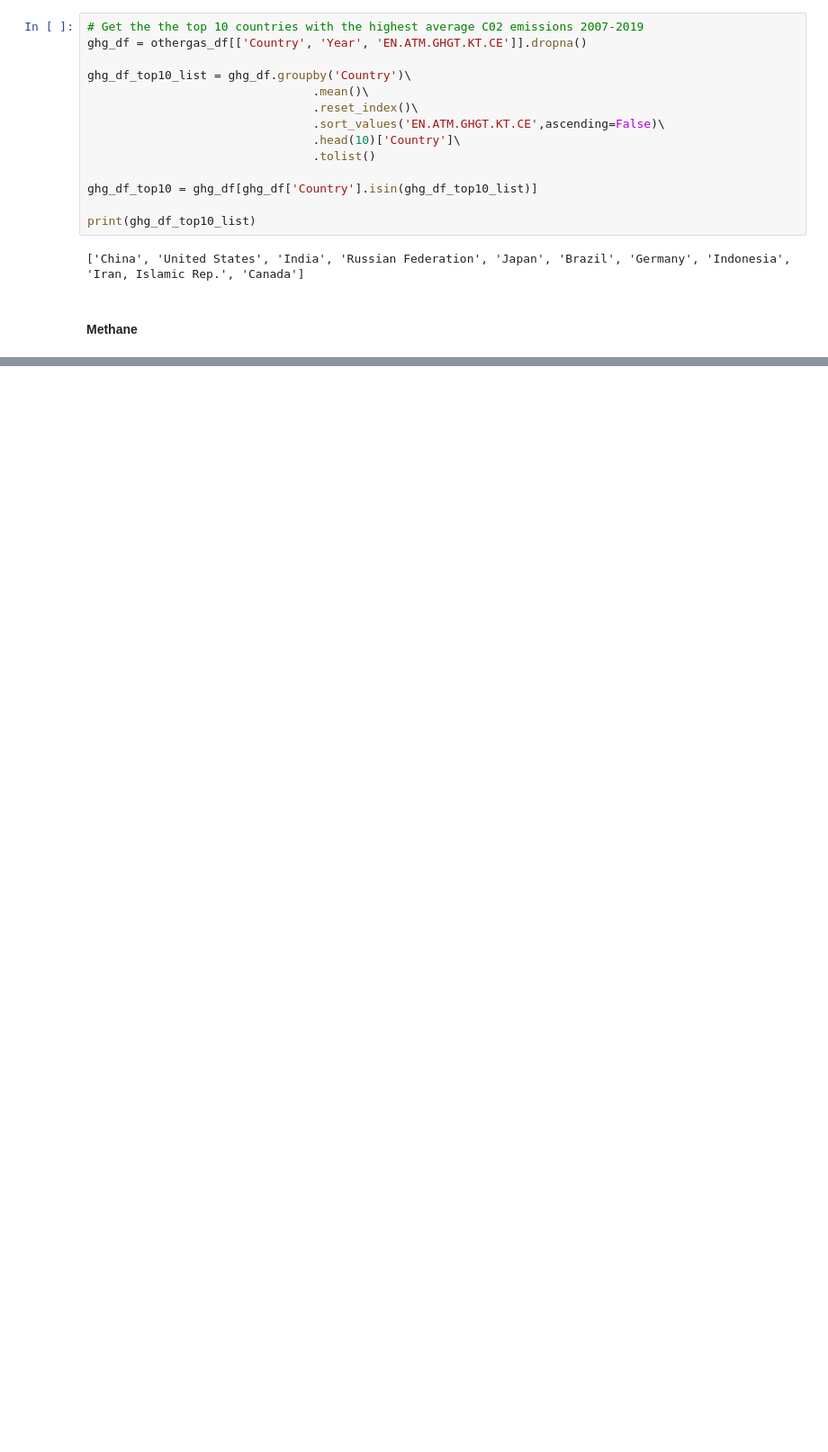
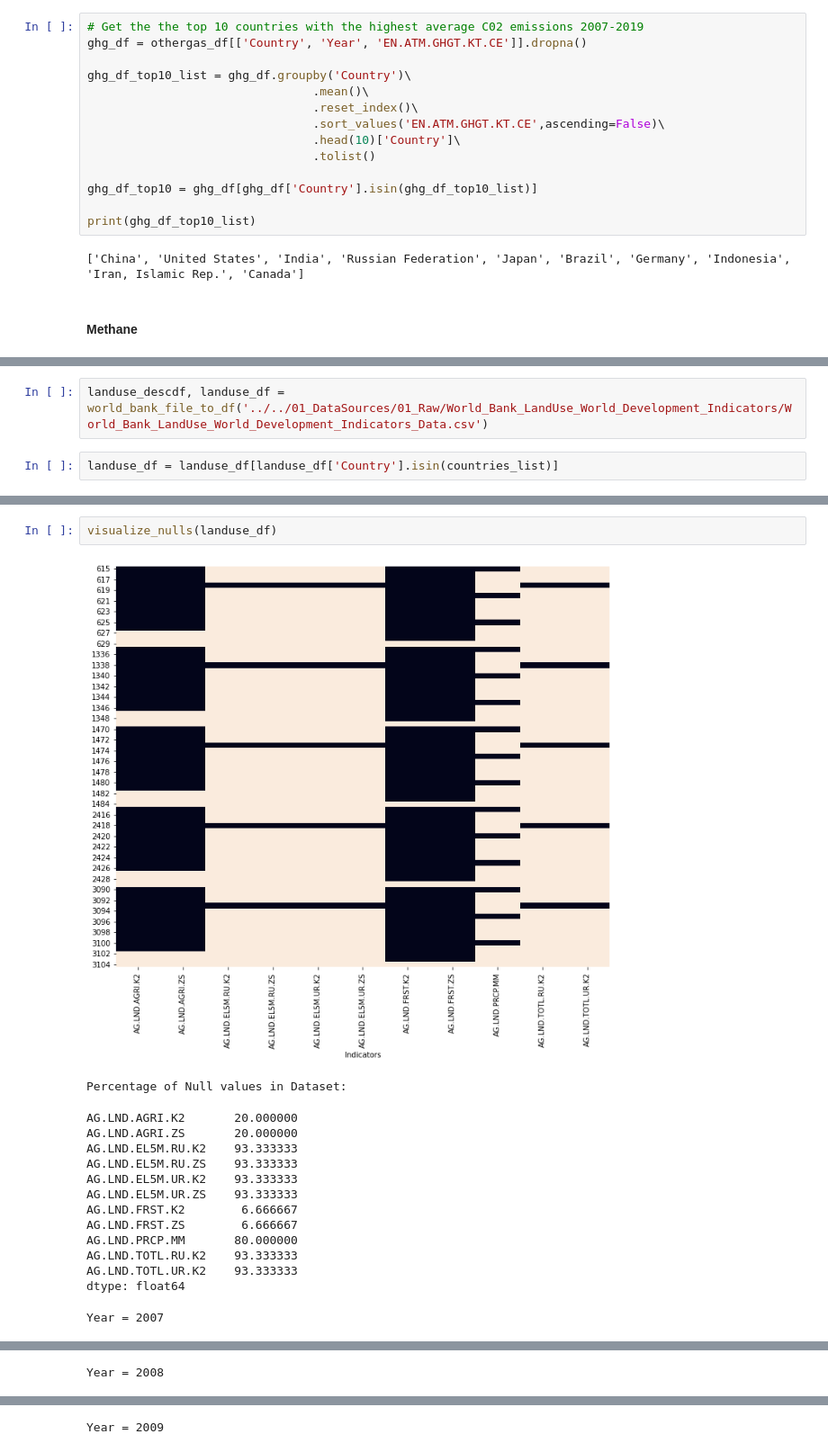
Before and after one commit to jords-santiago/humans_are_pollutants, a Jupyter notebook: 02_SourceCodes/01_Python_JupyterNotebook/01_EDA_World_Bank_Devt_vs_Environment.ipynb, the cells around one changed output, grey strips where cells are left out. Shown at 90% size. Drawn from its saved outputs; the diff is of its cells as text; blank space fills up the shorter version.

```diff
--- a/02_SourceCodes/01_Python_JupyterNotebook/01_EDA_World_Bank_Devt_vs_Environment.ipynb
+++ b/02_SourceCodes/01_Python_JupyterNotebook/01_EDA_World_Bank_Devt_vs_Environment.ipynb
@@ -501,0 +544,4 @@ Text(0.5, 0.98, 'Access to clean fuels and technology for Cooking')
+# %%
+landuse_descdf, landuse_df = world_bank_file_to_df('../../01_DataSources/01_Raw/World_Bank_LandUse_World_Development_Indicators/World_Bank_LandUse_World_Development_Indicators_Data.csv')
+# %%
+landuse_df = landuse_df[landuse_df['Country'].isin(countries_list)]
@@ -501,0 +563,18 @@ Text(0.5, 0.98, 'Access to clean fuels and technology for Cooking')
+# %%
+visualize_nulls(landuse_df)
+# %% [output]
+[figure, added]
+Percentage of Null values in Dataset:
+AG.LND.AGRI.K2       20.000000
+AG.LND.AGRI.ZS       20.000000
+AG.LND.EL5M.RU.K2    93.333333
+AG.LND.EL5M.RU.ZS    93.333333
+AG.LND.EL5M.UR.K2    93.333333
+AG.LND.EL5M.UR.ZS    93.333333
+AG.LND.FRST.K2        6.666667
+AG.LND.FRST.ZS        6.666667
+AG.LND.PRCP.MM       80.000000
+AG.LND.TOTL.RU.K2    93.333333
+AG.LND.TOTL.UR.K2    93.333333
+dtype: float64
+Year = 2007
@@ -501,0 +593 @@ Text(0.5, 0.98, 'Access to clean fuels and technology for Cooking')
+Year = 2008
@@ -501,0 +606 @@ Text(0.5, 0.98, 'Access to clean fuels and technology for Cooking')
+Year = 2009
```
Also changed, not shown: parts of 48 cells of this notebook.
